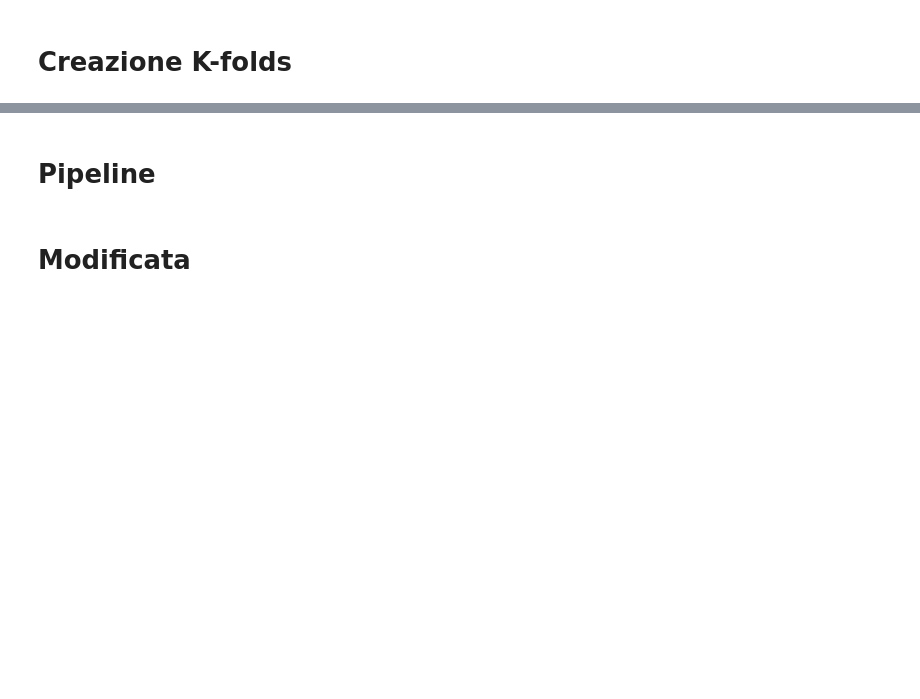
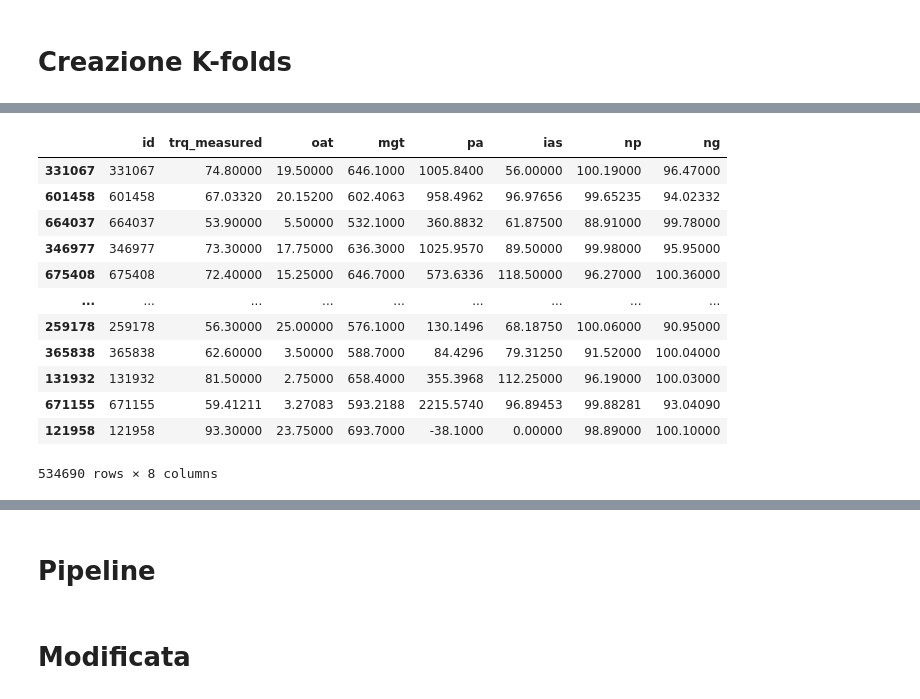
Before and after one commit to TizianoCosta/AML_2425_FinalProject, a Jupyter notebook: notebook/regressione_logistica.ipynb, the cells around one changed output, grey strips where cells are left out. Cells and saved outputs as stored; diff of their text form; code cells hidden in the pictures; blank space fills up the shorter version.

Commit message:
Creati i k folds

```diff
--- a/notebook/regressione_logistica.ipynb
+++ b/notebook/regressione_logistica.ipynb
@@ -178,2 +128,44 @@ DataFrame after renaming columns:
 # %% [markdown]
 # Creazione K-folds
+# %%
+# prompt: dividi il dataset in k folds per la validation and make them usable for later validation. make them into data frame. create a dataframe 'x_validation' for validation and 'x_train' for train.  Create dataframe 'y_validation' and 'y_train' containing only the feature 'id' and 'y_target'
+
+from sklearn.model_selection import KFold
+
+# Assuming 'data_train' is the DataFrame you want to split into k folds
+n_splits = 10  # You can change the number of splits (k) as needed
+kf = KFold(n_splits=n_splits, shuffle=True, random_state=42)
+
+# Lists to store the k folds
+x_train = []
+x_validation = []
+y_train = []
+y_validation = []
+
+for train_index, val_index in kf.split(data_train):
+    # Create the training and validation sets for the current fold
+    x_train1 = data_train.iloc[train_index].drop(columns=['y_target'])
+    x_validation1 = data_train.iloc[val_index].drop(columns=['y_target'])
+
+    # Create the target dataframes containing 'id' and 'y_target'
+    y_train1 = data_train.iloc[train_index][['id', 'y_target']]
+    y_validation1 = data_train.iloc[val_index][['id', 'y_target']]
+
+    # Append the dataframes to the lists
+    x_train.append(x_train1)
+    x_validation.append(x_validation1)
+    y_train.append(y_train1)
+    y_validation.append(y_validation1)
+
+# Now you have k sets of training and validation dataframes stored in the lists.
+# For example, to access the first fold:
+x_train_fold_1 = x_train[0]
+x_validation_fold_1 = x_validation[0]
+y_train_fold_1 = y_train[0]
+y_validation_fold_1 = y_validation[0]
+
+print(f"Number of created: {len(x_train)}")
+print("Shape of the first fold's x_train:", x_train[0].shape)
+print("Shape of the first fold's x_validation:", x_validation[0].shape)
+print("Shape of the first fold's y_train:", y_train[0].shape)
+print("Shape of the first fold's y_validation:", y_validation[0].shape)
@@ -246,0 +245,16 @@ Example of the first fold's x_train_fold:
+# %%
+x_train[0]
+# %% [output]
+|  | id | trq_measured | oat | mgt | pa | ias | np | ng |
+| 331067 | 331067 | 74.80000 | 19.50000 | 646.1000 | 1005.8400 | 56.00000 | 100.19000 | 96.47000 |
+| 601458 | 601458 | 67.03320 | 20.15200 | 602.4063 | 958.4962 | 96.97656 | 99.65235 | 94.02332 |
+| 664037 | 664037 | 53.90000 | 5.50000 | 532.1000 | 360.8832 | 61.87500 | 88.91000 | 99.78000 |
+| 346977 | 346977 | 73.30000 | 17.75000 | 636.3000 | 1025.9570 | 89.50000 | 99.98000 | 95.95000 |
+| 675408 | 675408 | 72.40000 | 15.25000 | 646.7000 | 573.6336 | 118.50000 | 96.27000 | 100.36000 |
+| ... | ... | ... | ... | ... | ... | ... | ... | ... |
+| 259178 | 259178 | 56.30000 | 25.00000 | 576.1000 | 130.1496 | 68.18750 | 100.06000 | 90.95000 |
+| 365838 | 365838 | 62.60000 | 3.50000 | 588.7000 | 84.4296 | 79.31250 | 91.52000 | 100.04000 |
+| 131932 | 131932 | 81.50000 | 2.75000 | 658.4000 | 355.3968 | 112.25000 | 96.19000 | 100.03000 |
+| 671155 | 671155 | 59.41211 | 3.27083 | 593.2188 | 2215.5740 | 96.89453 | 99.88281 | 93.04090 |
+| 121958 | 121958 | 93.30000 | 23.75000 | 693.7000 | -38.1000 | 0.00000 | 98.89000 | 100.10000 |
+534690 rows × 8 columns
```
Also changed, not shown: parts of 7 cells of this notebook.
